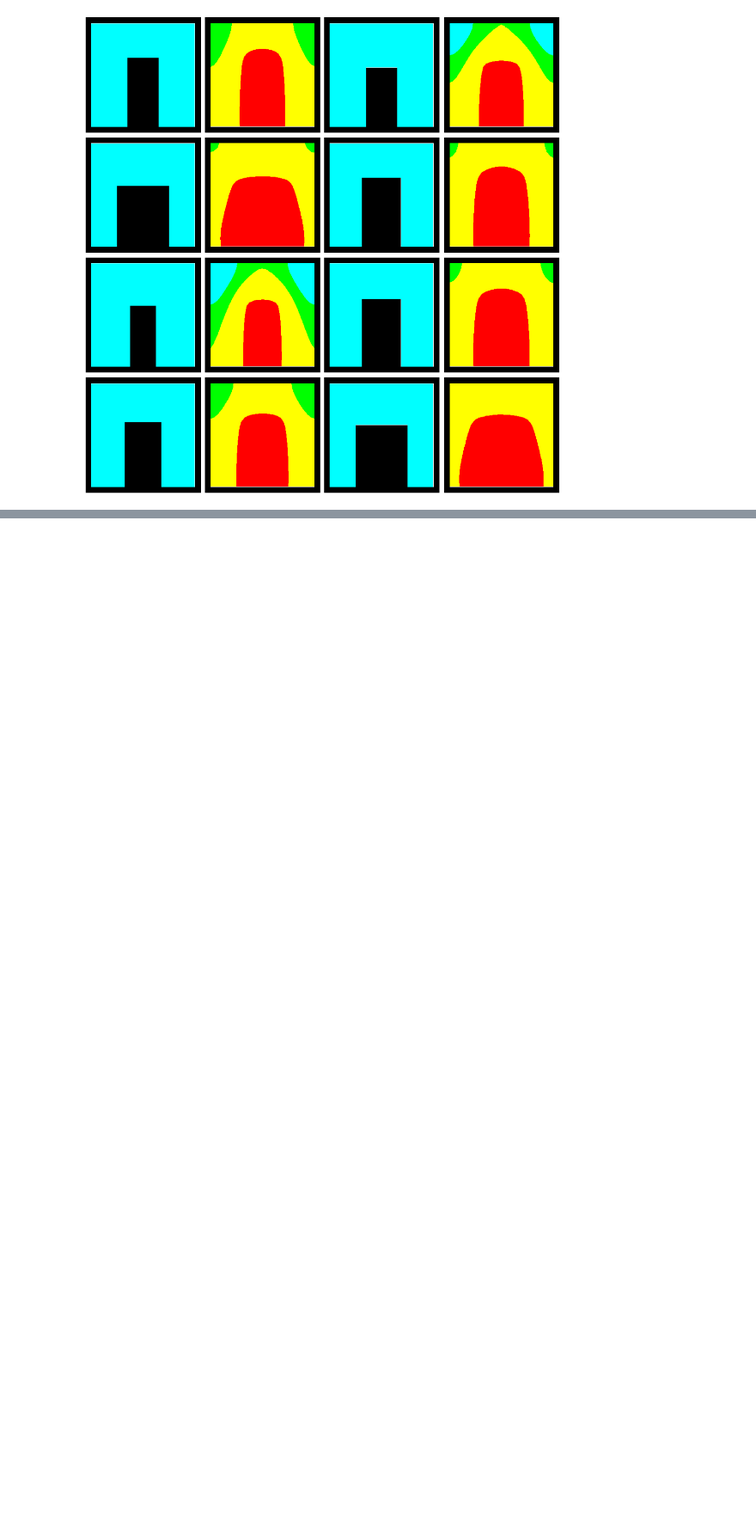
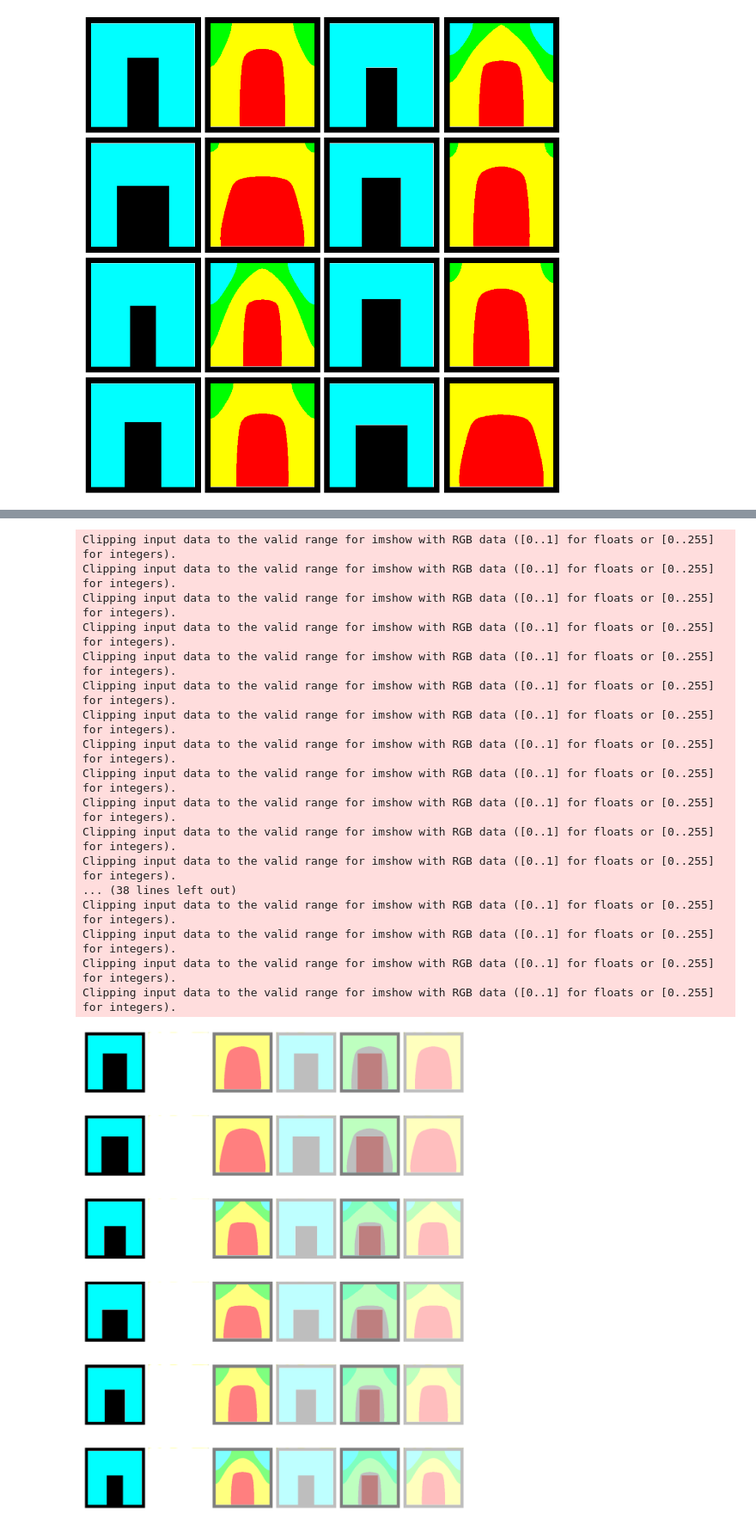
Before and after one commit to chlai1012/ML-project, a Jupyter notebook: ML_project.ipynb, the cells around one changed output, grey strips where cells are left out. Shown: that part at 86% size. Drawn from its saved outputs; the diff is of its cells as text; code cells hidden in the pictures; blank space fills up the shorter version.

```diff
--- a/ML_project.ipynb
+++ b/ML_project.ipynb
@@ -245,0 +287,8 @@ Clipping input data to the valid range for imshow with RGB data ([0..1] for floa
+# %%
+# Freeze the convolutional base
+base_model.trainable = False
+#base_model.summary()
+
+global_average_layer = tf.keras.layers.GlobalAveragePooling2D()
+feature_batch_average = global_average_layer(feature_batch)
+print(feature_batch_average.shape)
@@ -245,0 +373,43 @@ Clipping input data to the valid range for imshow with RGB data ([0..1] for floa
+# %%
+samples = 6
+
+fig,axs = plt.subplots(samples,6, figsize=(15,20))
+
+gt_hat = model.predict(hs.reshape(-1,256,256,3))
+
+for sample in range(samples):
+    axs[sample,0].imshow(hs[sample])
+    axs[sample,1].imshow(gt_hat[sample].reshape(256,256,3))
+    axs[sample,2].imshow((gt[sample]+1)/2)
+    axs[sample,3].imshow((hs[sample]+1)/2)
+    axs[sample,3].imshow(gt_hat[sample].reshape(256,256,3),alpha=0.5)
+    axs[sample,4].imshow((hs[sample]+1)/2)
+    axs[sample,4].imshow((gt[sample]+1)/2,alpha=0.5)
+    axs[sample,5].imshow((gt[sample]+1)/2)
+    axs[sample,5].imshow(gt_hat[sample].reshape(256,256,3),alpha=0.5)
+
+axs=axs.flatten()
+
+for ax in axs:
+    ax.axis("off")
+
+plt.tight_layout()
+# %% [output]
+Clipping input data to the valid range for imshow with RGB data ([0..1] for floats or [0..255] for integers).
+Clipping input data to the valid range for imshow with RGB data ([0..1] for floats or [0..255] for integers).
+Clipping input data to the valid range for imshow with RGB data ([0..1] for floats or [0..255] for integers).
+Clipping input data to the valid range for imshow with RGB data ([0..1] for floats or [0..255] for integers).
+Clipping input data to the valid range for imshow with RGB data ([0..1] for floats or [0..255] for integers).
+Clipping input data to the valid range for imshow with RGB data ([0..1] for floats or [0..255] for integers).
+Clipping input data to the valid range for imshow with RGB data ([0..1] for floats or [0..255] for integers).
+Clipping input data to the valid range for imshow with RGB data ([0..1] for floats or [0..255] for integers).
+Clipping input data to the valid range for imshow with RGB data ([0..1] for floats or [0..255] for integers).
+Clipping input data to the valid range for imshow with RGB data ([0..1] for floats or [0..255] for integers).
+Clipping input data to the valid range for imshow with RGB data ([0..1] for floats or [0..255] for integers).
+Clipping input data to the valid range for imshow with RGB data ([0..1] for floats or [0..255] for integers).
+... (38 lines left out)
+Clipping input data to the valid range for imshow with RGB data ([0..1] for floats or [0..255] for integers).
+Clipping input data to the valid range for imshow with RGB data ([0..1] for floats or [0..255] for integers).
+Clipping input data to the valid range for imshow with RGB data ([0..1] for floats or [0..255] for integers).
+Clipping input data to the valid range for imshow with RGB data ([0..1] for floats or [0..255] for integers).
+[figure, added]
```
Also changed, not shown: parts of 16 cells of this notebook.
